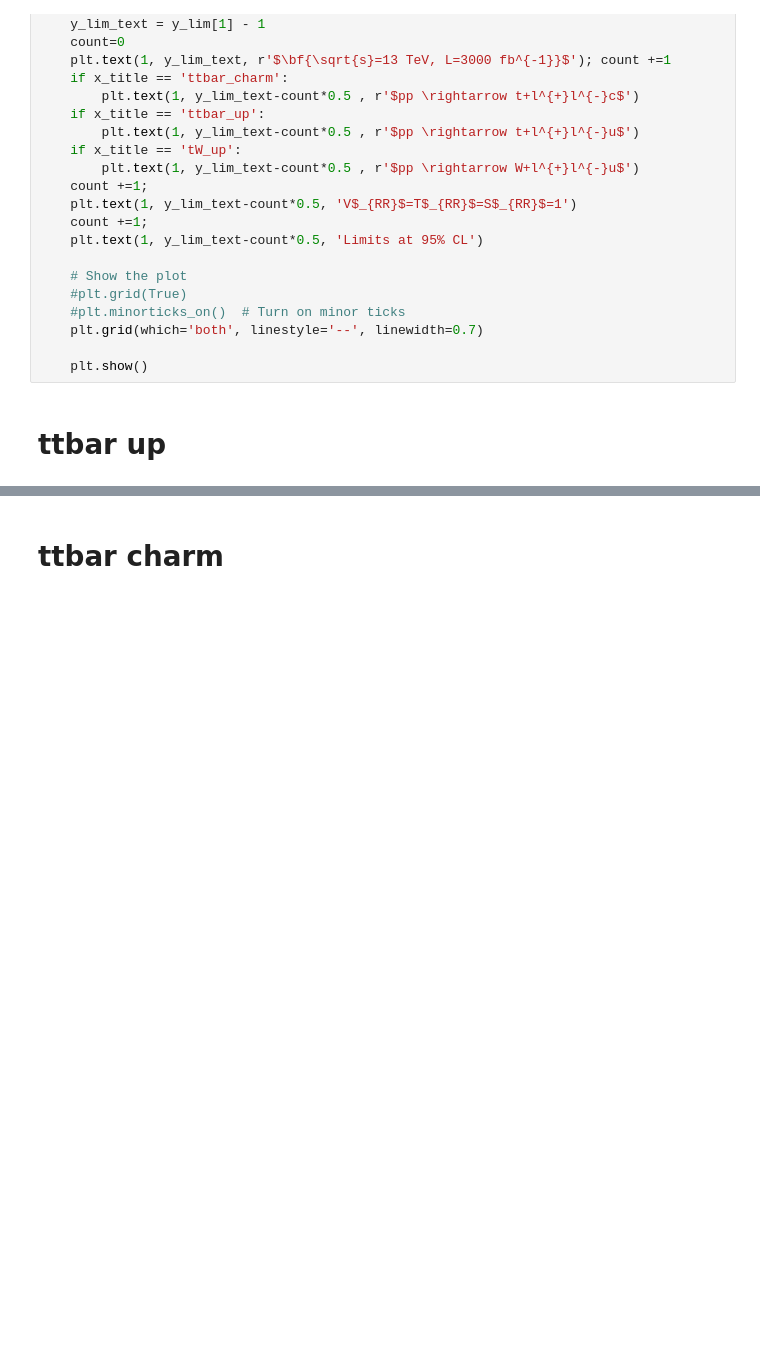
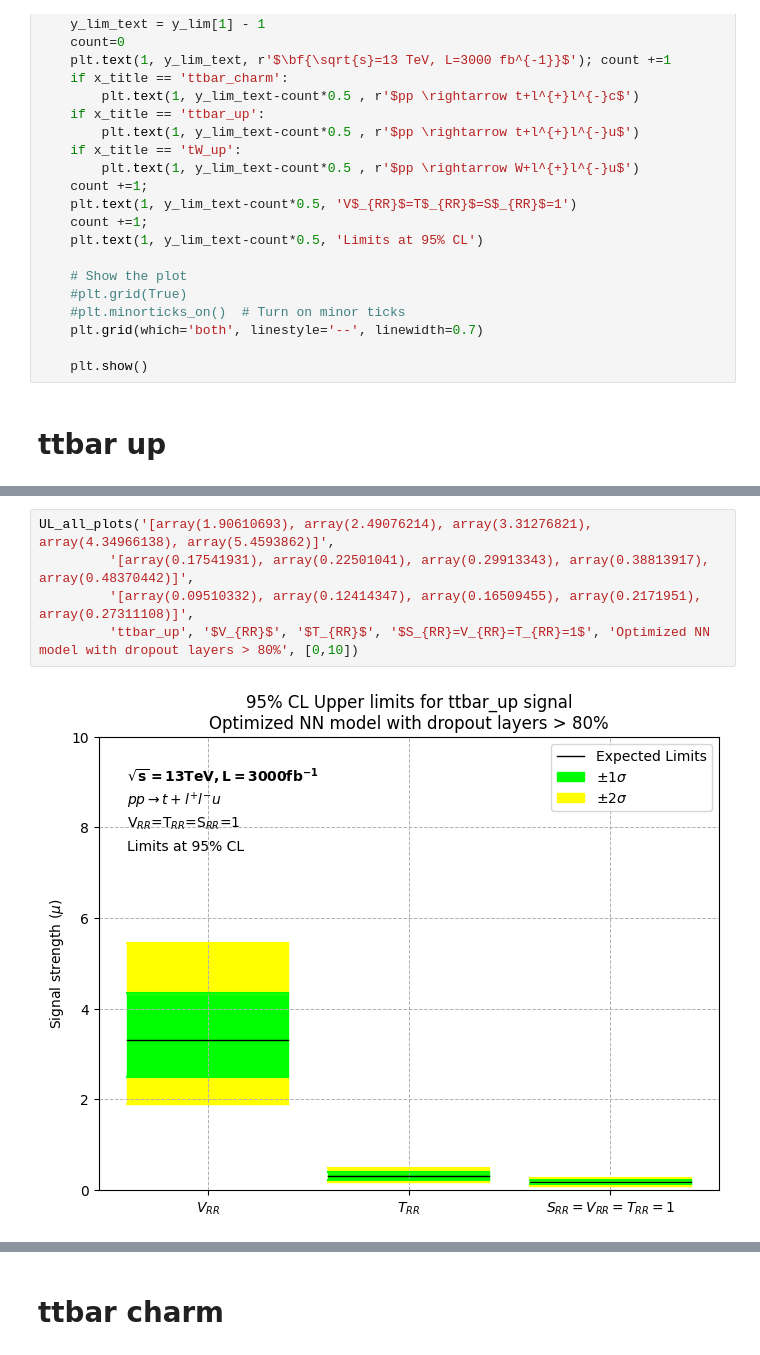
Before and after one commit to mghasemi19/TopFC, a Jupyter notebook: Fit_results/UL_plots.ipynb, the cells around one changed output, grey strips where cells are left out. Saved outputs shown, nothing was run; the diff lists cells and outputs as text; blank space fills up the shorter version.

```diff
--- a/Fit_results/UL_plots.ipynb
+++ b/Fit_results/UL_plots.ipynb
@@ -327,0 +342,7 @@ UL_plots('[array(0.10914404), array(0.14254065), array(0.18910282), array(0.2478
+# %%
+UL_all_plots('[array(1.90610693), array(2.49076214), array(3.31276821), array(4.34966138), array(5.4593862)]',
+         '[array(0.17541931), array(0.22501041), array(0.29913343), array(0.38813917), array(0.48370442)]',
+         '[array(0.09510332), array(0.12414347), array(0.16509455), array(0.2171951), array(0.27311108)]',
+         'ttbar_up', '$V_{RR}$', '$T_{RR}$', '$S_{RR}=V_{RR}=T_{RR}=1$', 'Optimized NN model with dropout layers > 80%', [0,10])
+# %% [output]
+[figure, added]
```
Also changed, not shown: parts of 5 cells of this notebook, 17 other files.
